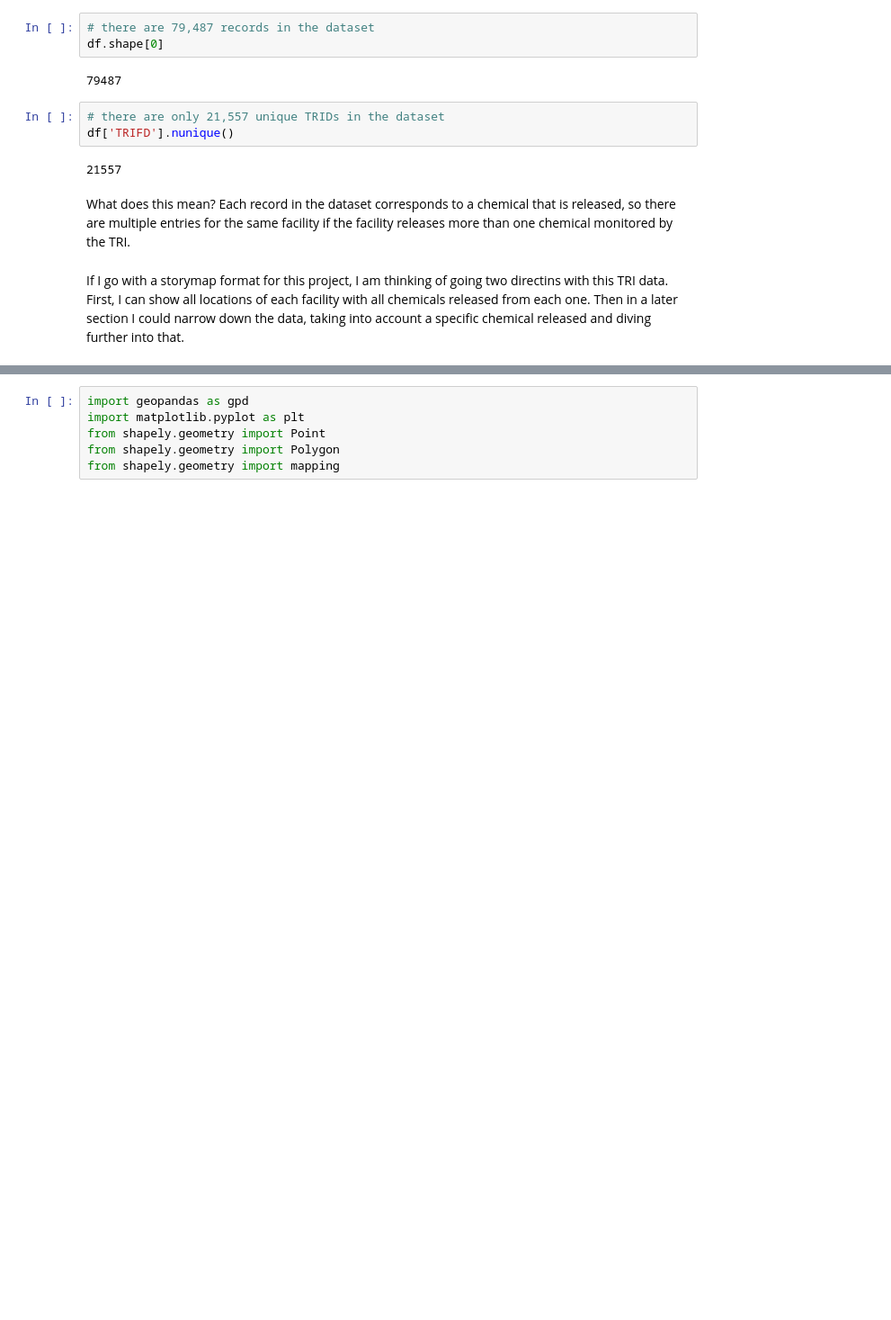
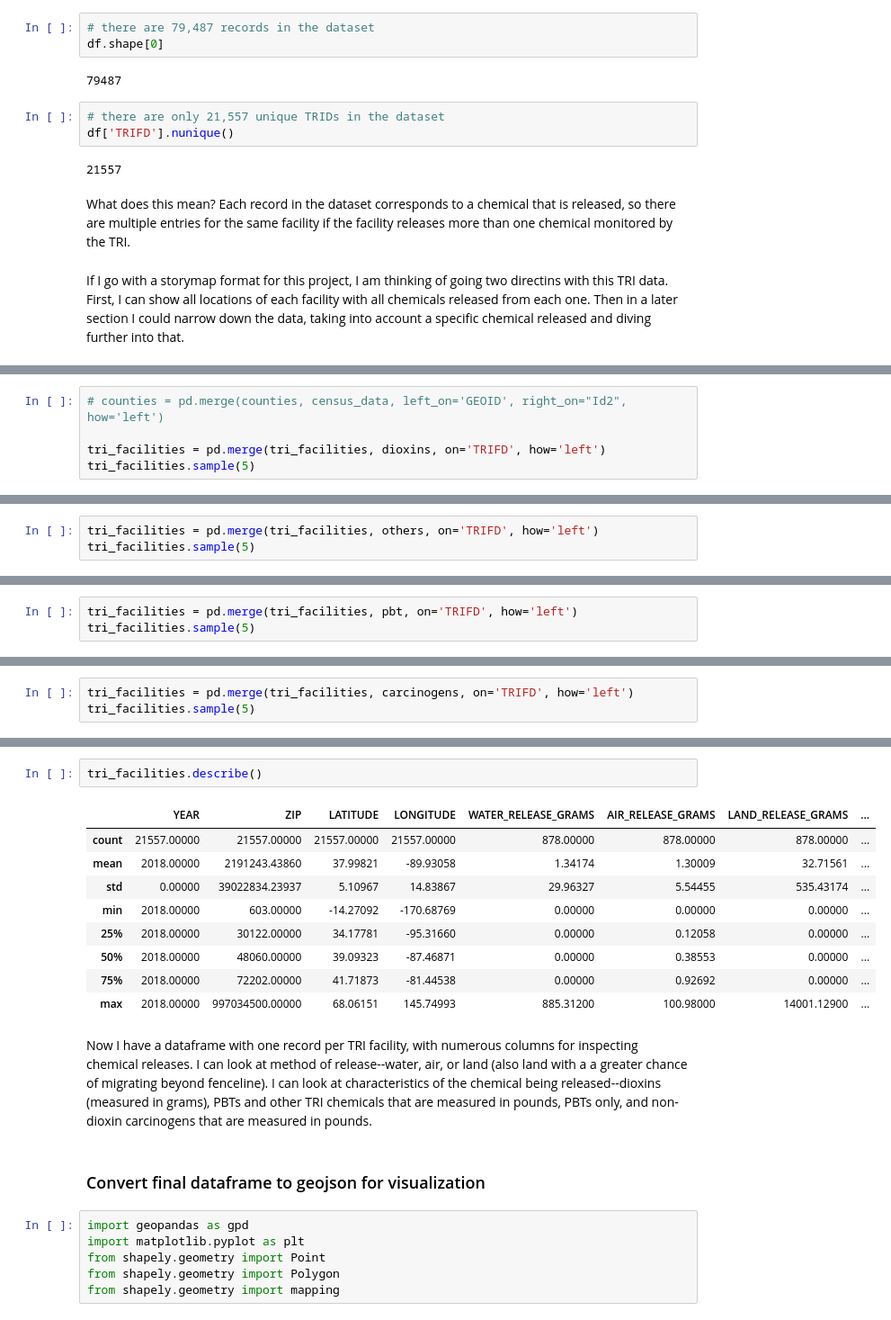
Before and after one commit to EileenGrady/us-industrial-pollution, a Jupyter notebook: TRI-data-exploration.ipynb, the cells around one changed output, grey strips where cells are left out. Shown: that part at 90% size. Saved outputs shown, nothing was run; the diff lists cells and outputs as text; blank space fills up the shorter version.

Commit message:
wrangle TRI data and export to geojson

```diff
--- a/TRI-data-exploration.ipynb
+++ b/TRI-data-exploration.ipynb
@@ -335,0 +643,5 @@ df_reduce.sample(5)
+# %%
+# counties = pd.merge(counties, census_data, left_on='GEOID', right_on="Id2", how='left')
+
+tri_facilities = pd.merge(tri_facilities, dioxins, on='TRIFD', how='left')
+tri_facilities.sample(5)
@@ -335,0 +655,3 @@ df_reduce.sample(5)
+# %%
+tri_facilities = pd.merge(tri_facilities, others, on='TRIFD', how='left')
+tri_facilities.sample(5)
@@ -335,0 +665,3 @@ df_reduce.sample(5)
+# %%
+tri_facilities = pd.merge(tri_facilities, pbt, on='TRIFD', how='left')
+tri_facilities.sample(5)
@@ -335,0 +675,3 @@ df_reduce.sample(5)
+# %%
+tri_facilities = pd.merge(tri_facilities, carcinogens, on='TRIFD', how='left')
+tri_facilities.sample(5)
@@ -336,3 +685,19 @@ df_reduce.sample(5)
+# %%
+tri_facilities.describe()
+# %% [output]
+|  | YEAR | ZIP | LATITUDE | LONGITUDE | WATER_RELEASE_GRAMS | AIR_RELEASE_GRAMS | LAND_RELEASE_GRAMS | ... |
+| count | 21557.00000 | 21557.00000 | 21557.00000 | 21557.00000 | 878.00000 | 878.00000 | 878.00000 | ... |
+| mean | 2018.00000 | 2191243.43860 | 37.99821 | -89.93058 | 1.34174 | 1.30009 | 32.71561 | ... |
+| std | 0.00000 | 39022834.23937 | 5.10967 | 14.83867 | 29.96327 | 5.54455 | 535.43174 | ... |
+| min | 2018.00000 | 603.00000 | -14.27092 | -170.68769 | 0.00000 | 0.00000 | 0.00000 | ... |
+| 25% | 2018.00000 | 30122.00000 | 34.17781 | -95.31660 | 0.00000 | 0.12058 | 0.00000 | ... |
+| 50% | 2018.00000 | 48060.00000 | 39.09323 | -87.46871 | 0.00000 | 0.38553 | 0.00000 | ... |
+| 75% | 2018.00000 | 72202.00000 | 41.71873 | -81.44538 | 0.00000 | 0.92692 | 0.00000 | ... |
+| max | 2018.00000 | 997034500.00000 | 68.06151 | 145.74993 | 885.31200 | 100.98000 | 14001.12900 | ... |
+# %% [markdown]
+Now I have a dataframe with one record per TRI facility, with numerous columns for inspecting chemical releases. I can look at method of release--water, air, or land (also land with a a greater chance of migrating beyond fenceline). I can look at characteristics of the chemical being released--dioxins (measured in grams), PBTs and other TRI chemicals that are measured in pounds, PBTs only, and non-dioxin carcinogens that are measured in pounds.
+# %% [markdown]
+### Convert final dataframe to geojson for visualization
 # %%
 import geopandas as gpd
 import matplotlib.pyplot as plt
```
Also changed, not shown: parts of 34 cells of this notebook, 1 other file.
